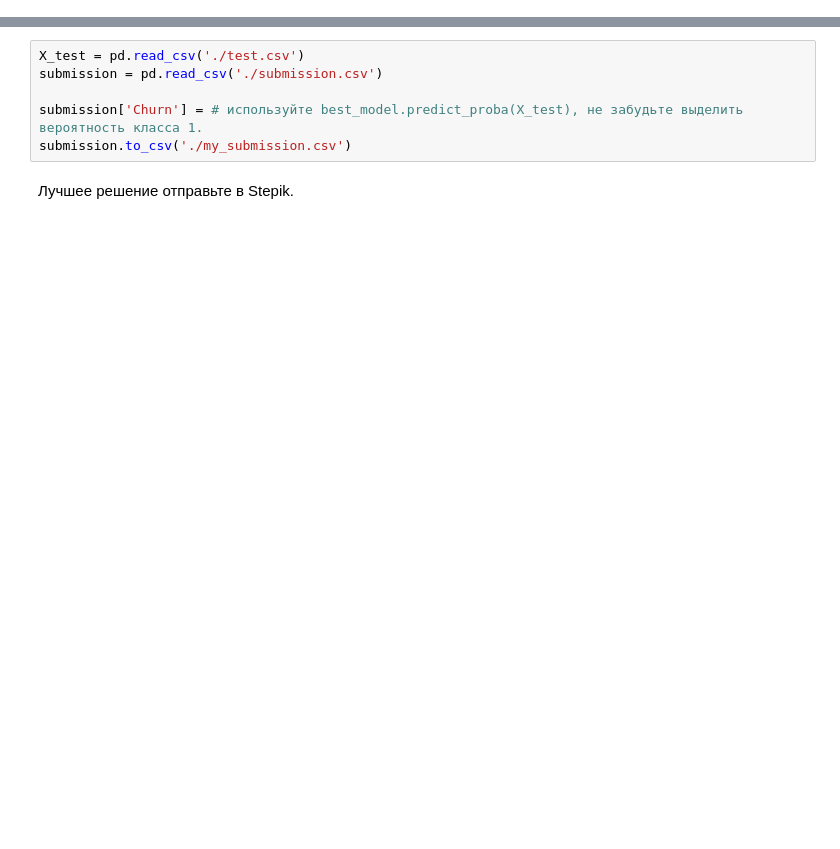
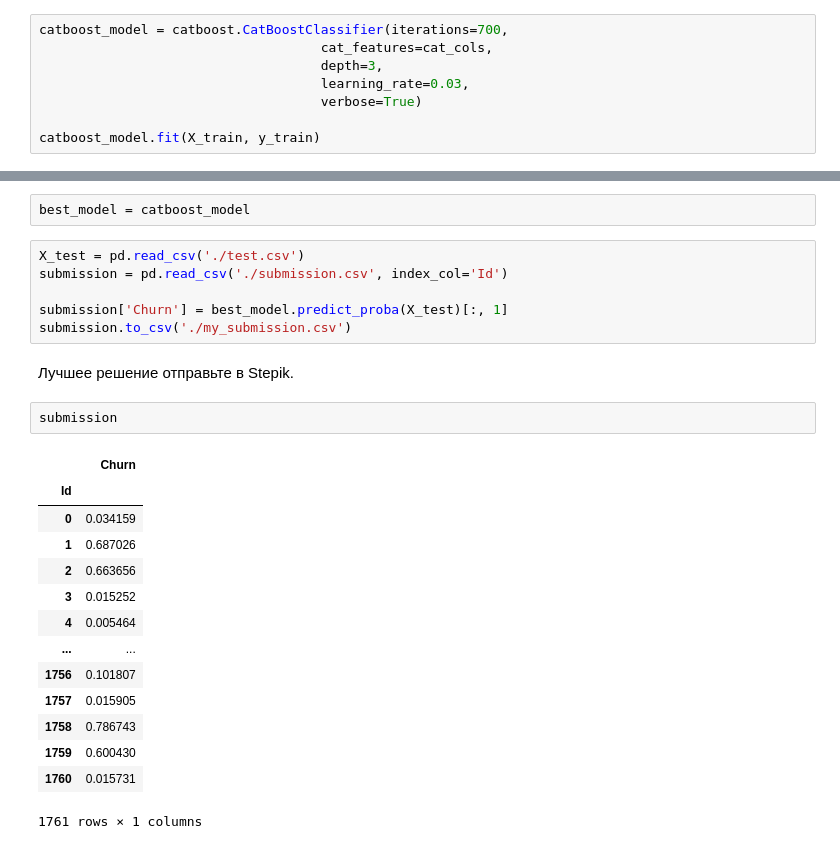
Before and after one commit to Prototype721/MFTI_course, a Jupyter notebook: week_03_composition_model_selection/Homework/hw_3_kaggle.ipynb, the cells around one changed output, grey strips where cells are left out. Drawn from its saved outputs; the diff is of its cells as text; blank space fills up the shorter version.

```diff
--- a/week_03_composition_model_selection/Homework/hw_3_kaggle.ipynb
+++ b/week_03_composition_model_selection/Homework/hw_3_kaggle.ipynb
@@ -413,0 +438,8 @@ plt.show()
+# %%
+catboost_model = catboost.CatBoostClassifier(iterations=700,
+                                    cat_features=cat_cols,
+                                    depth=3,
+                                    learning_rate=0.03,
+                                    verbose=True)
+
+catboost_model.fit(X_train, y_train)
@@ -422,8 +481,27 @@ SyntaxError: invalid syntax (<ipython-input-12-7d881febecc7>, line 1)
+# %%
+best_model = catboost_model
 # %%
 X_test = pd.read_csv('./test.csv')
-submission = pd.read_csv('./submission.csv')
+submission = pd.read_csv('./submission.csv', index_col='Id')
 
-submission['Churn'] = # используйте best_model.predict_proba(X_test), не забудьте выделить вероятность класса 1.
+submission['Churn'] = best_model.predict_proba(X_test)[:, 1]
 submission.to_csv('./my_submission.csv')
 # %% [markdown]
 Лучшее решение отправьте в Stepik.
+# %%
+submission
+# %% [output]
+|  | Churn |
+| Id |  |
+| 0 | 0.034159 |
+| 1 | 0.687026 |
+| 2 | 0.663656 |
+| 3 | 0.015252 |
+| 4 | 0.005464 |
+| ... | ... |
+| 1756 | 0.101807 |
+| 1757 | 0.015905 |
+| 1758 | 0.786743 |
+| 1759 | 0.600430 |
+| 1760 | 0.015731 |
+1761 rows × 1 columns
```
Also changed, not shown: parts of 13 cells of this notebook.
